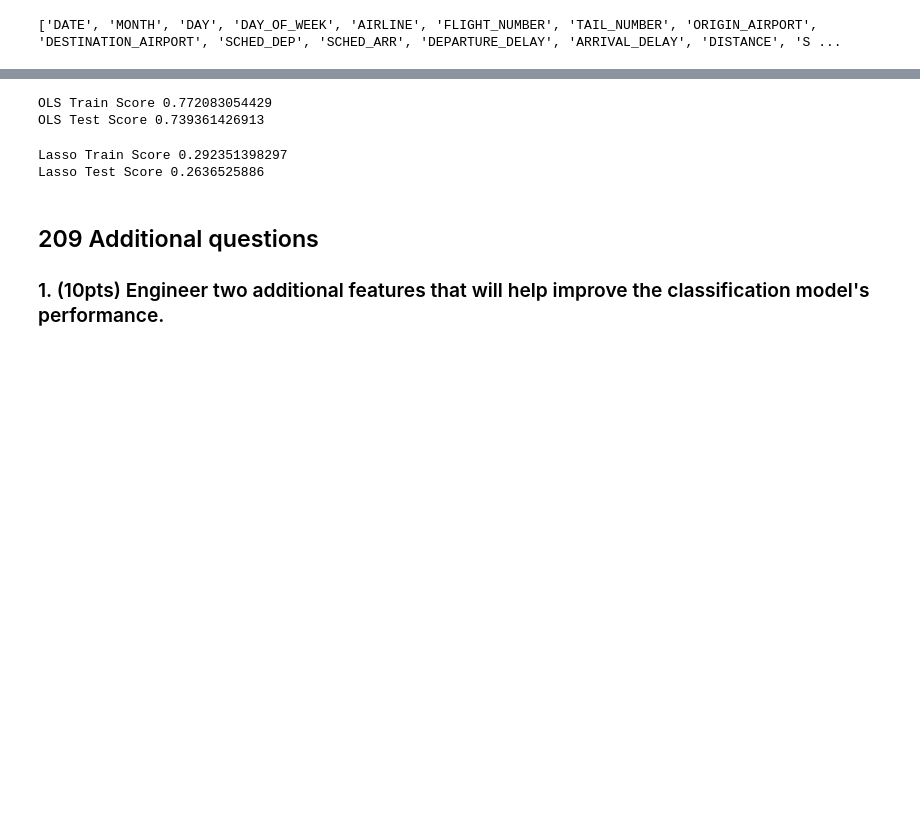
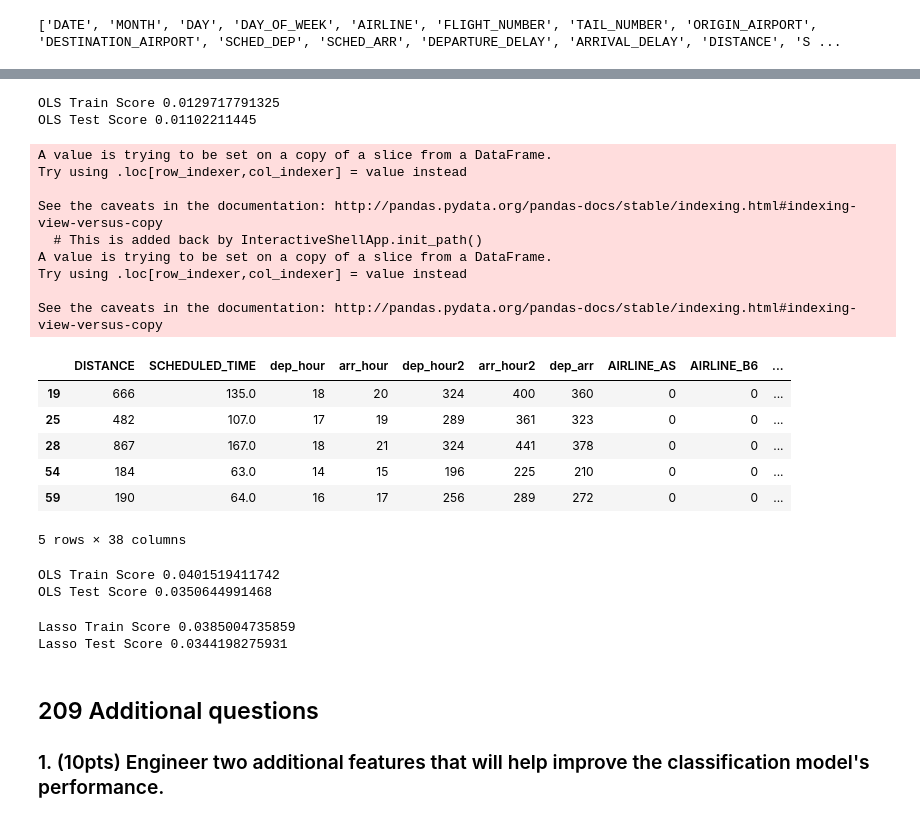
Before and after one commit to syj19950301/Data_Science_1, a Jupyter notebook: cs109a_midterm_2017.ipynb, the cells around one changed output, grey strips where cells are left out. Drawn from its saved outputs; the diff is of its cells as text; code cells hidden in the pictures; blank space fills up the shorter version.

```diff
--- a/cs109a_midterm_2017.ipynb
+++ b/cs109a_midterm_2017.ipynb
@@ -703,3 +597,72 @@ df_delay.head()
+# %%
+df4 = df_delay[["AIRLINE", "DISTANCE"]]
+categorical_cols = ['AIRLINE']
+df4 = pd.get_dummies(df4, columns=categorical_cols, drop_first=True)
+df4["delay_log"] = np.log(df1["ARRIVAL_DELAY"])
+df4.head()
+
+X4 = df4.loc[:, df4.columns != 'delay_log']
+y4 = df4["delay_log"]
+
+X_train4, X_test4, y_train4, y_test4 = train_test_split(X4, y4, test_size=0.25, random_state=42)
+
+ols = LinearRegression(fit_intercept=True)
+ols.fit(X_train4, y_train4)
+print('OLS Train Score', ols.score(X_train4, y_train4))
+print('OLS Test Score', ols.score(X_test4, y_test4))
+# %% [output]
+OLS Train Score 0.0129717791325
+OLS Test Score 0.01102211445
+# %%
+df_delay = df1[df1.DELAY_OR_NOT.isin([1])]
+# df_delay = df_delay[["AIRLINE", "DISTANCE", \
+#                      'ORIGIN_AIRPORT', 'DESTINATION_AIRPORT',\
+#                      "AIR_SYSTEM_DELAY", "SECURITY_DELAY", "AIRLINE_DELAY", \
+#                      "LATE_AIRCRAFT_DELAY", "WEATHER_DELAY"]]
+dep_time = df_delay['SCHED_DEP'].values
+dep_hour = []
+for t in dep_time:
+    dep_hour.append(t[:2])
+dep_h = list(map(int, dep_hour))
+df_delay['dep_hour'] = dep_h
+
+arr_time = df_delay['SCHED_ARR'].values
+arr_hour = []
+for t in arr_time:
+    arr_hour.append(t[:2])
+arr_h = list(map(int, arr_hour))
+df_delay['arr_hour'] = arr_h
+
+df_delay = df_delay[["AIRLINE", "MONTH", "DAY_OF_WEEK", "DISTANCE", "SCHEDULED_TIME", "dep_hour", "arr_hour"]]
+df_delay["dep_hour2"] = df_delay["dep_hour"] ** 2
+df_delay["arr_hour2"] = df_delay["arr_hour"] ** 2
+# df_delay["MONTHxDAY_OF_WEEK"] = df_delay["MONTH"] * df_delay["DAY_OF_WEEK"]
+df_delay["dep_arr"] = df_delay["dep_hour"] * df_delay["arr_hour"]
+
+
+# df_delay["dep_hour x DISTANCE"] = df_delay["dep_hour"] * df_delay["DISTANCE"]
+# categorical_cols = ['AIRLINE', 'ORIGIN_AIRPORT', 'DESTINATION_AIRPORT']
+categorical_cols = ['AIRLINE', "MONTH", "DAY_OF_WEEK"]
+df_delay = pd.get_dummies(df_delay, columns=categorical_cols, drop_first=True)
+df_delay["delay_log"] = np.log(df1["ARRIVAL_DELAY"])
+df_delay.head()
+# %% [output]
+A value is trying to be set on a copy of a slice from a DataFrame.
+Try using .loc[row_indexer,col_indexer] = value instead
+
+See the caveats in the documentation: http://pandas.pydata.org/pandas-docs/stable/indexing.html#indexing-view-versus-copy
+  # This is added back by InteractiveShellApp.init_path()
+A value is trying to be set on a copy of a slice from a DataFrame.
+Try using .loc[row_indexer,col_indexer] = value instead
+
+See the caveats in the documentation: http://pandas.pydata.org/pandas-docs/stable/indexing.html#indexing-view-versus-copy
+|  | DISTANCE | SCHEDULED_TIME | dep_hour | arr_hour | dep_hour2 | arr_hour2 | dep_arr | AIRLINE_AS | AIRLINE_B6 | ... |
+| 19 | 666 | 135.0 | 18 | 20 | 324 | 400 | 360 | 0 | 0 | ... |
+| 25 | 482 | 107.0 | 17 | 19 | 289 | 361 | 323 | 0 | 0 | ... |
+| 28 | 867 | 167.0 | 18 | 21 | 324 | 441 | 378 | 0 | 0 | ... |
+| 54 | 184 | 63.0 | 14 | 15 | 196 | 225 | 210 | 0 | 0 | ... |
+| 59 | 190 | 64.0 | 16 | 17 | 256 | 289 | 272 | 0 | 0 | ... |
+5 rows × 38 columns
 # %%
 X = df_delay.loc[:, df_delay.columns != 'delay_log']
 y = df_delay["delay_log"]
@@ -716,16 +674,16 @@ ols.fit(X_train2, y_train2)
 print('OLS Train Score', ols.score(X_train2, y_train2))
 print('OLS Test Score', ols.score(X_test2, y_test2))
 # %% [output]
-OLS Train Score 0.772083054429
-OLS Test Score 0.739361426913
+OLS Train Score 0.0401519411742
+OLS Test Score 0.0350644991468
 # %%
 lambdas = [.001,.005,1,5,10,50,100,500,1000]
-clfl = LassoCV(cv=10, alphas=lambdas, fit_intercept=False, normalize=False)
+clfl = LassoCV(cv=10, alphas=lambdas, fit_intercept=True, normalize=False)
 preprocessing.StandardScaler()
 clfl.fit(X_train2, y_train2)
 
 print('Lasso Train Score', clfl.score(X_train2, y_train2))
 print('Lasso Test Score', clfl.score(X_test2, y_test2))
 # %% [output]
-Lasso Train Score 0.292351398297
-Lasso Test Score 0.2636525886
+Lasso Train Score 0.0385004735859
+Lasso Test Score 0.0344198275931
```
Also changed, not shown: parts of 46 cells of this notebook.
